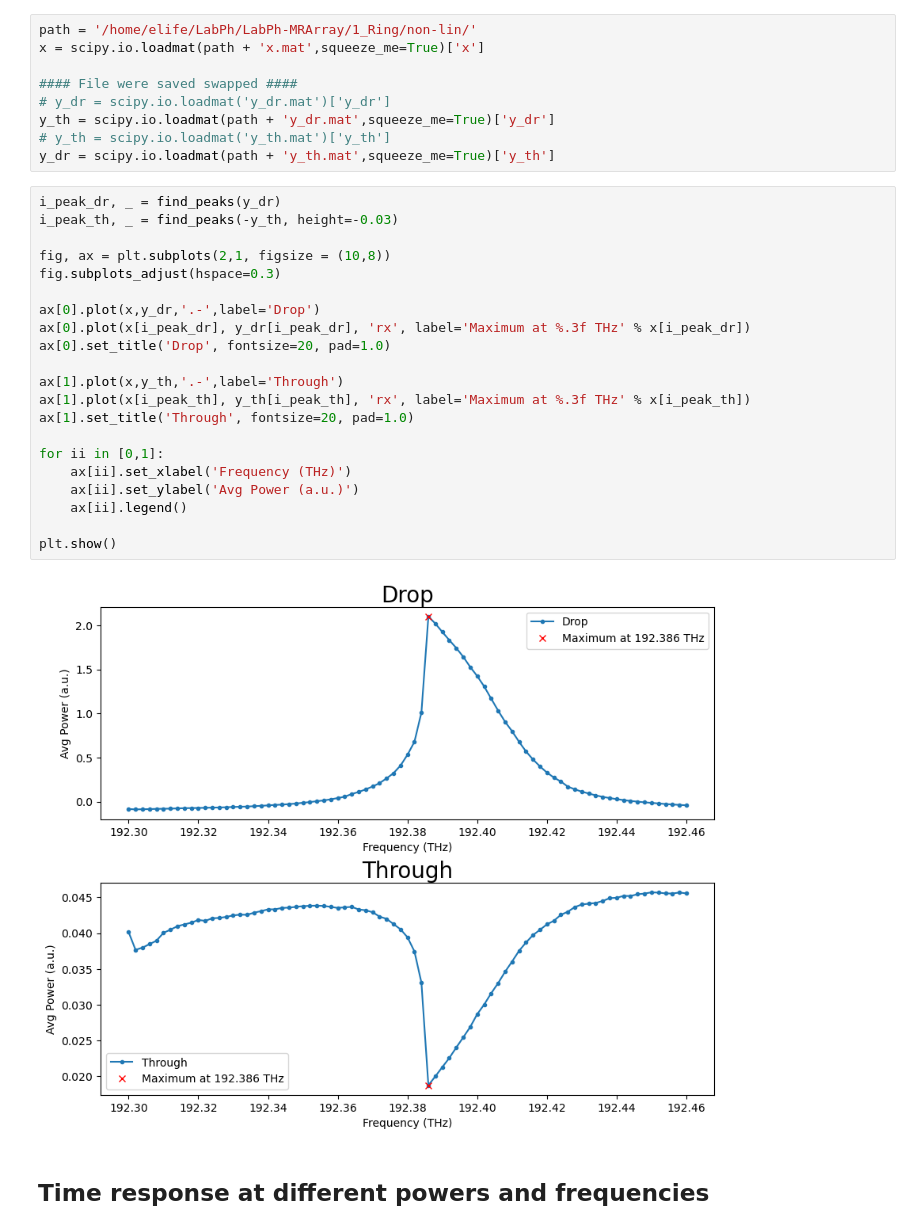
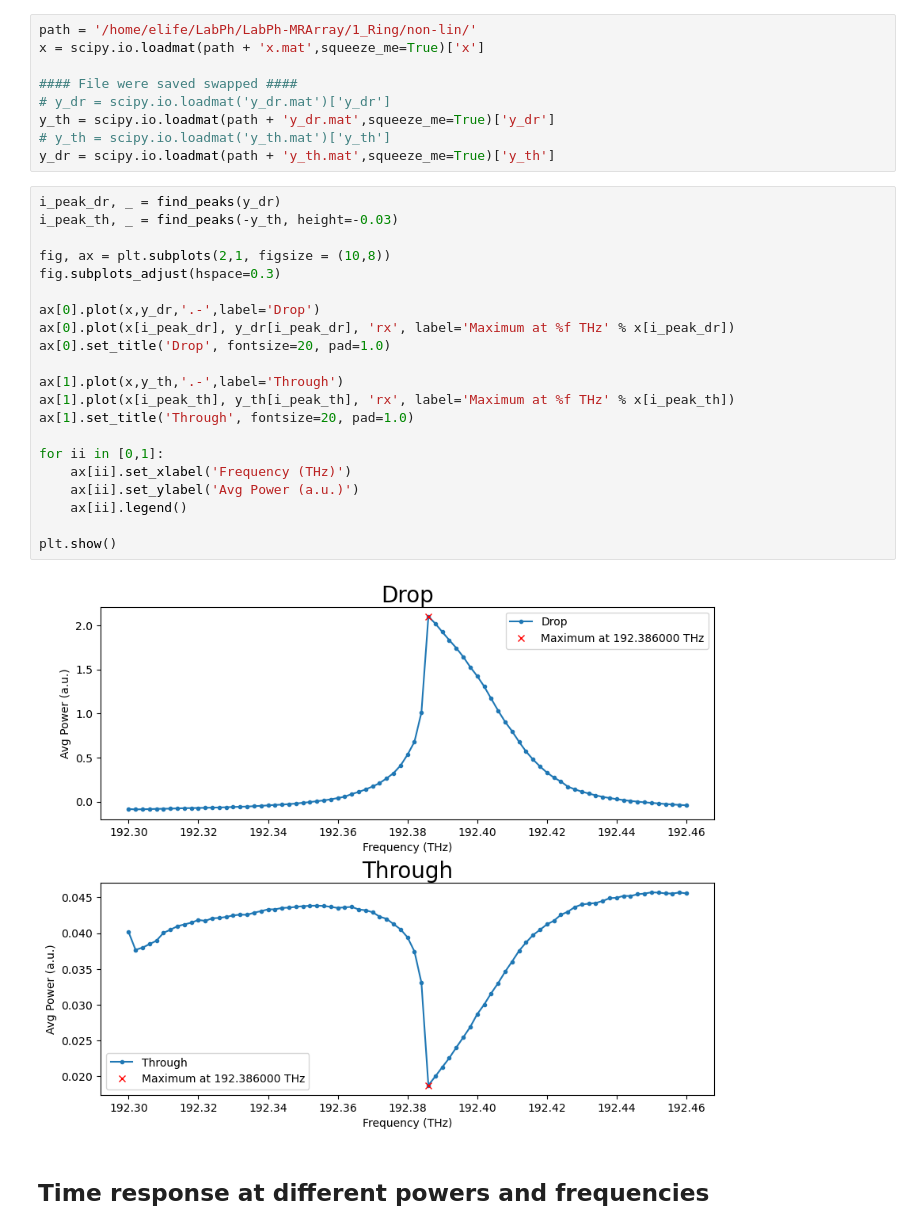
Before and after one commit to Ferri-00/LabPh-MRArray, a Jupyter notebook: 1_Ring/Analysis.ipynb, the cells around one changed output. Cells and saved outputs as stored; diff of their text form.

```diff
--- a/1_Ring/Analysis.ipynb
+++ b/1_Ring/Analysis.ipynb
@@ -186,26 +186,26 @@ y_dr = scipy.io.loadmat(path + 'y_th.mat',squeeze_me=True)['y_th']
 # %%
 i_peak_dr, _ = find_peaks(y_dr)
 i_peak_th, _ = find_peaks(-y_th, height=-0.03)
 
 fig, ax = plt.subplots(2,1, figsize = (10,8))
 fig.subplots_adjust(hspace=0.3)
 
 ax[0].plot(x,y_dr,'.-',label='Drop')
-ax[0].plot(x[i_peak_dr], y_dr[i_peak_dr], 'rx', label='Maximum at %.3f THz' % x[i_peak_dr])
+ax[0].plot(x[i_peak_dr], y_dr[i_peak_dr], 'rx', label='Maximum at %f THz' % x[i_peak_dr])
 ax[0].set_title('Drop', fontsize=20, pad=1.0)
 
 ax[1].plot(x,y_th,'.-',label='Through')
-ax[1].plot(x[i_peak_th], y_th[i_peak_th], 'rx', label='Maximum at %.3f THz' % x[i_peak_th])
+ax[1].plot(x[i_peak_th], y_th[i_peak_th], 'rx', label='Maximum at %f THz' % x[i_peak_th])
 ax[1].set_title('Through', fontsize=20, pad=1.0)
 
 for ii in [0,1]:
     ax[ii].set_xlabel('Frequency (THz)')
     ax[ii].set_ylabel('Avg Power (a.u.)')
     ax[ii].legend()
 
 plt.show()
 # %% [output]
-[figure, old version]
+[figure, new version]
 # %% [markdown]
 ## Time response at different powers and frequencies
 # %%
```
Also changed, not shown: parts of 2 cells of this notebook, 6 other files.
